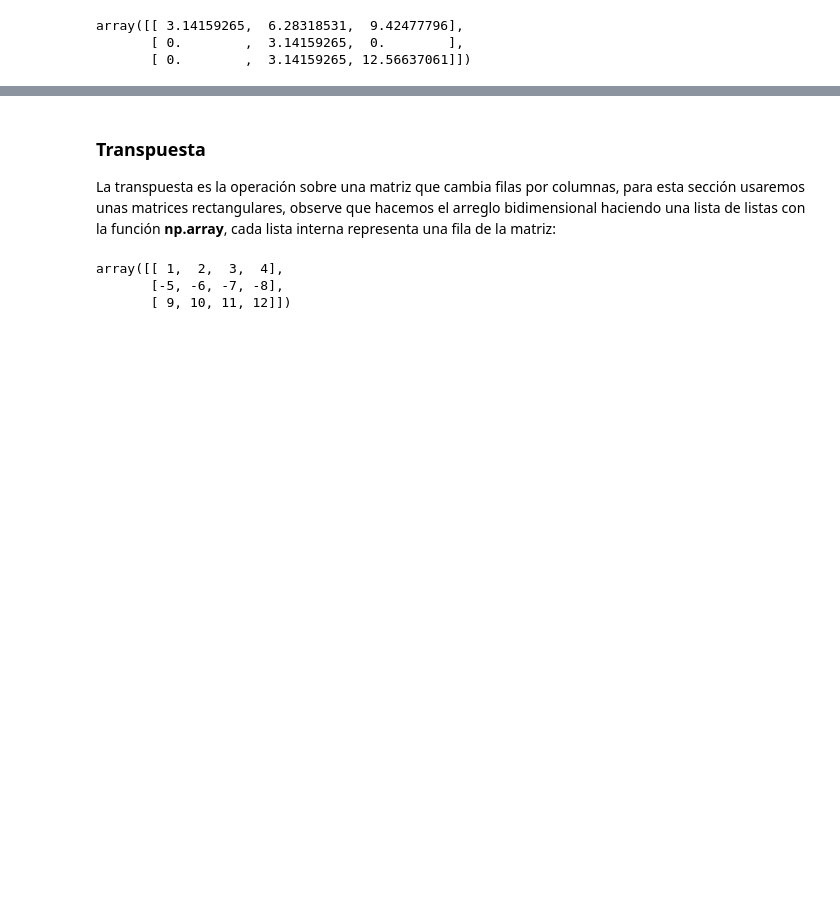
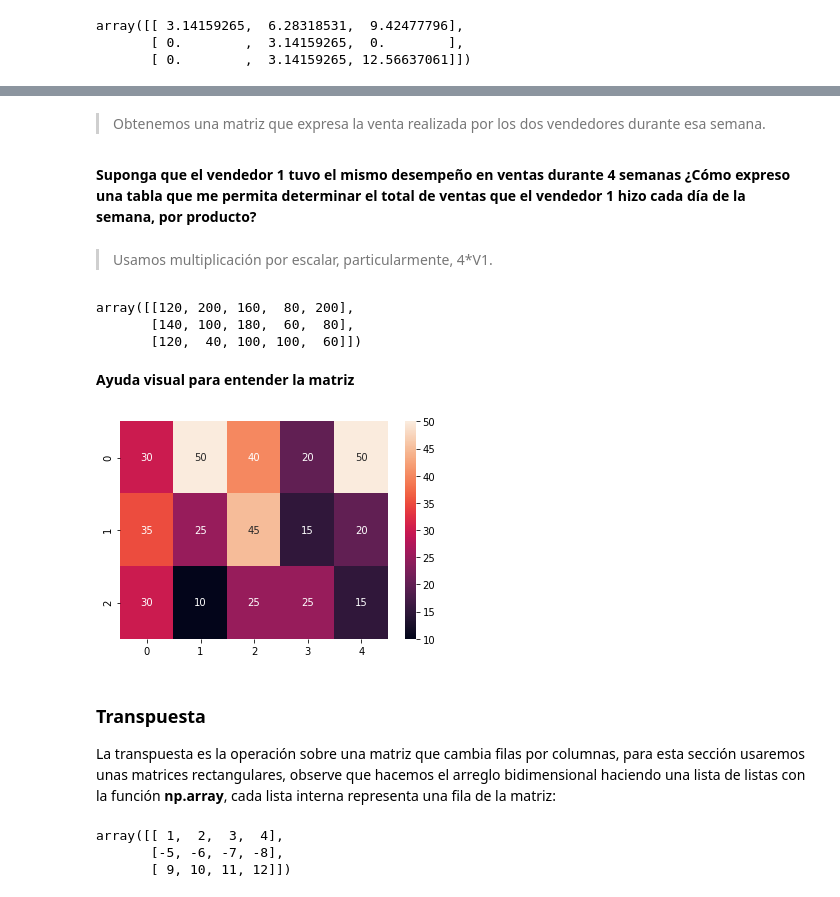
Before and after one commit to Izainea/modelosdeoptimizacion, a Jupyter notebook: Cuadernos/Módulo Álgebra Lineal.ipynb, the cells around one changed output, grey strips where cells are left out. Saved outputs shown, nothing was run; the diff lists cells and outputs as text; code cells hidden in the pictures; blank space fills up the shorter version.

```diff
--- a/Cuadernos/Módulo Álgebra Lineal.ipynb
+++ b/Cuadernos/Módulo Álgebra Lineal.ipynb
@@ -394,0 +446,3 @@ array([[ 3.14159265,  6.28318531,  9.42477796],
+# %%
+V1 = np.array ([[30, 50, 40, 20, 50],[35,25,45,15,20],[30,10,25,25,15]])
+V2=np.array([[10, 70, 30, 60, 20],[35, 25, 75, 25, 45],[35, 15, 15, 15, 25]])
@@ -395,3 +473,22 @@ array([[ 3.14159265,  6.28318531,  9.42477796],
+# %% [markdown]
+> Obtenemos una matriz que expresa la venta realizada por los dos vendedores durante esa semana.
+# %% [markdown]
+**Suponga que el vendedor 1 tuvo el mismo desempeño en ventas durante 4 semanas ¿Cómo expreso una tabla que me permita determinar el total de ventas que el vendedor 1 hizo cada día de la semana, por producto?**
+# %% [markdown]
+> Usamos multiplicación por escalar, particularmente, 4*V1.
+# %%
+4*V1
+# %% [output]
+array([[120, 200, 160,  80, 200],
+       [140, 100, 180,  60,  80],
+       [120,  40, 100, 100,  60]])
+# %% [markdown]
+**Ayuda visual para entender la matriz**
+# %%
+import seaborn as sns
+ax=sns.heatmap(V1,annot=True)
+# %% [output]
+[figure, added]
 # %% [markdown]
 ### Transpuesta
 
```
Also changed, not shown: parts of 101 cells of this notebook.
